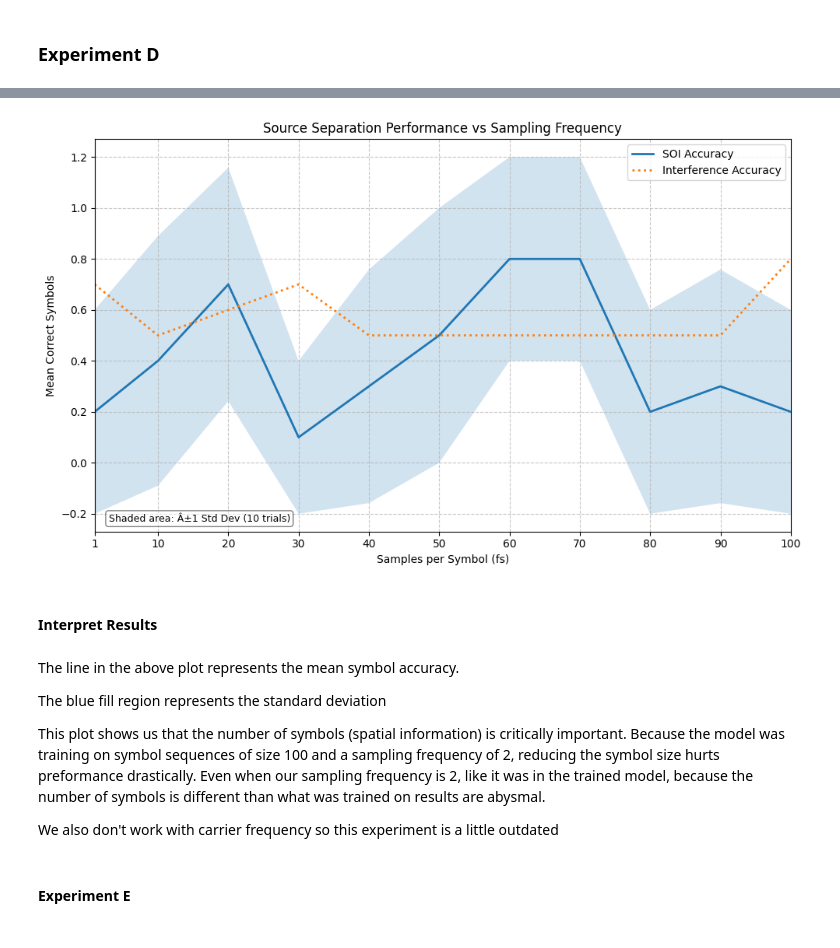
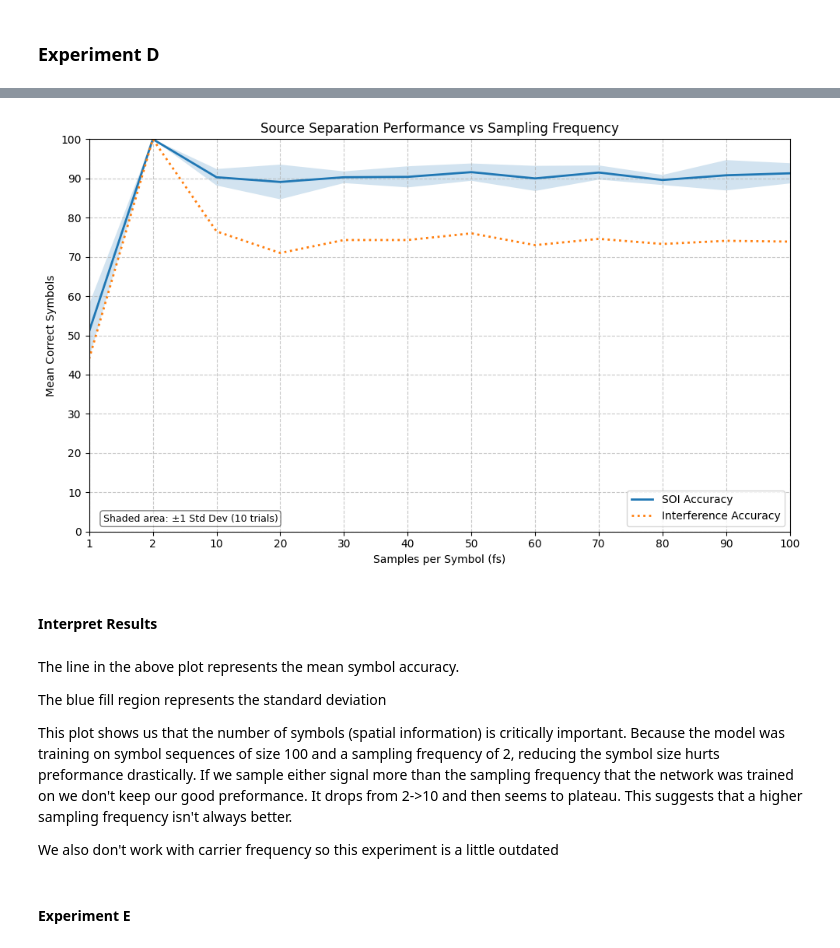
Before and after one commit to JaredMiller9922/DL-AIR, a Jupyter notebook: final_experiments_single_channel.ipynb, the cells around one changed output, grey strips where cells are left out. Saved outputs shown, nothing was run; the diff lists cells and outputs as text; code cells hidden in the pictures.

```diff
--- a/final_experiments_single_channel.ipynb
+++ b/final_experiments_single_channel.ipynb
@@ -545,7 +545,8 @@ When the config file has noise_enabled = False symbol accuracy is 100% for all i
 current_num_channles = 1
 
 # fs = samples per symbol for this experiment
-fs_values = np.array([1] + list(range(10, 101, 10)))
+#fs_values = np.array([1] + list(range(10, 101, 10)))
+fs_values = np.array([1, 2] + list(range(10, 101, 10)))
 all_results = []
 
 num_trials = 10
@@ -555,7 +556,7 @@ for i in range(num_trials):
 
     for fs in fs_values:
         qpsk_cfg_soi = QPSKConfig (
-            n_symbols=1,
+            n_symbols=100,
             samples_per_symbol=fs,
             rolloff=0.25,
             rrc_span_symbols=12,
@@ -563,7 +564,7 @@ for i in range(num_trials):
         )
 
         qpsk_cfg_int = QPSKConfig (
-            n_symbols=1,
+            n_symbols=100,
             samples_per_symbol=fs,
             rolloff=0.25,
             rrc_span_symbols=12,
@@ -689,42 +691,85 @@ fs           | SOI Mean   | SOI Var    | Int Mean   | Int Var
 # %%
+# import matplotlib.pyplot as plt
+# import numpy as np
+
+# plt.figure(figsize=(10, 6))
+
+# # Plot using the fs vector
+# plt.plot(fs_values, mean_soi, label='SOI Accuracy', linewidth=2)
+# plt.plot(fs_values, mean_int, label='Interference Accuracy', ls=':', linewidth=2)
+
+# # Fill variance (remember to use the fs vector here too)
+# plt.fill_between(
+    # fs_values,
+    # mean_soi - np.sqrt(var_soi),
+    # mean_soi + np.sqrt(var_soi),
+    # alpha=0.2
+# )
+
+# # Set the x-axis to standard fs increments
+# plt.xticks(fs_values)
+# plt.xlim(fs_values[0], fs_values[-1])
+
+# plt.xlabel('Samples per Symbol (fs)')
+# plt.ylabel('Mean Correct Symbols')
+# plt.ylim(0, 100)
+# plt.title('Source Separation Performance vs Sampling Frequency')
+# plt.legend()
+# plt.grid(True, linestyle='--', alpha=0.7)
+
+# plt.tight_layout()
+# # plt.savefig('fs_sweep_results.png')
+
+# # Add the note using transform=ax.transAxes to keep it in the corner without resizing the plot
+# ax = plt.gca()
+# ax.text(0.02, 0.02, 'Shaded area: Â±1 Std Dev (10 trials)',
+        # transform=ax.transAxes, fontsize=9, verticalalignment='bottom',
+        # bbox=dict(boxstyle='round', facecolor='white', alpha=0.5))
+# plt.show()
+
 import matplotlib.pyplot as plt
 import numpy as np
 
+# Use evenly spaced positions for plotting
+x_pos = np.arange(len(fs_values))
+
 plt.figure(figsize=(10, 6))
 
-# Plot using the fs vector
-plt.plot(fs_values, mean_soi, label='SOI Accuracy', linewidth=2)
-plt.plot(fs_values, mean_int, label='Interference Accuracy', ls=':', linewidth=2)
+# Plot using evenly spaced x positions
+plt.plot(x_pos, mean_soi, label='SOI Accuracy', linewidth=2)
+plt.plot(x_pos, mean_int, label='Interference Accuracy', ls=':', linewidth=2)
 
-# Fill variance (remember to use the fs vector here too)
+# Fill variance (remember to use the x positions here too)
 plt.fill_between(
-    fs_values,
+    x_pos,
     mean_soi - np.sqrt(var_soi),
     mean_soi + np.sqrt(var_soi),
     alpha=0.2
 )
 
-# Set the x-axis to standard fs increments
-plt.xticks(fs_values)
-plt.xlim(fs_values[0], fs_values[-1])
+# Show the real fs values as labels
+plt.xticks(x_pos, fs_values)
+plt.xlim(x_pos[0], x_pos[-1])
 
 plt.xlabel('Samples per Symbol (fs)')
 plt.ylabel('Mean Correct Symbols')
 plt.title('Source Separation Performance vs Sampling Frequency')
+plt.ylim(0, 100)
+plt.yticks(np.arange(0, 101, 10))
 plt.legend()
 plt.grid(True, linestyle='--', alpha=0.7)
 
 plt.tight_layout()
 # plt.savefig('fs_sweep_results.png')
 
 # Add the note using transform=ax.transAxes to keep it in the corner without resizing the plot
 ax = plt.gca()
-ax.text(0.02, 0.02, 'Shaded area: Â±1 Std Dev (10 trials)',
+ax.text(0.02, 0.02, 'Shaded area: ±1 Std Dev (10 trials)',
         transform=ax.transAxes, fontsize=9, verticalalignment='bottom',
         bbox=dict(boxstyle='round', facecolor='white', alpha=0.5))
 plt.show()
 # %% [output]
-[figure, old version]
+[figure, new version]
 # %% [markdown]
 #### Interpret Results
 # %% [markdown]
@@ -732,7 +777,7 @@ The line in the above plot represents the mean symbol accuracy.
 
 The blue fill region represents the standard deviation
 
-This plot shows us that the number of symbols (spatial information) is critically important. Because the model was training on symbol sequences of size 100 and a sampling frequency of 2, reducing the symbol size hurts preformance drastically. Even when our sampling frequency is 2, like it was in the trained model, because the number of symbols is different than what was trained on results are abysmal.
+This plot shows us that the number of symbols (spatial information) is critically important. Because the model was training on symbol sequences of size 100 and a sampling frequency of 2, reducing the symbol size hurts preformance drastically. If we sample either signal more than the sampling frequency that the network was trained on we don't keep our good preformance. It drops from 2->10 and then seems to plateau. This suggests that a higher sampling frequency isn't always better.
 
 We also don't work with carrier frequency so this experiment is a little outdated
 # %% [markdown]
```
Also changed, not shown: parts of 3 cells of this notebook.
